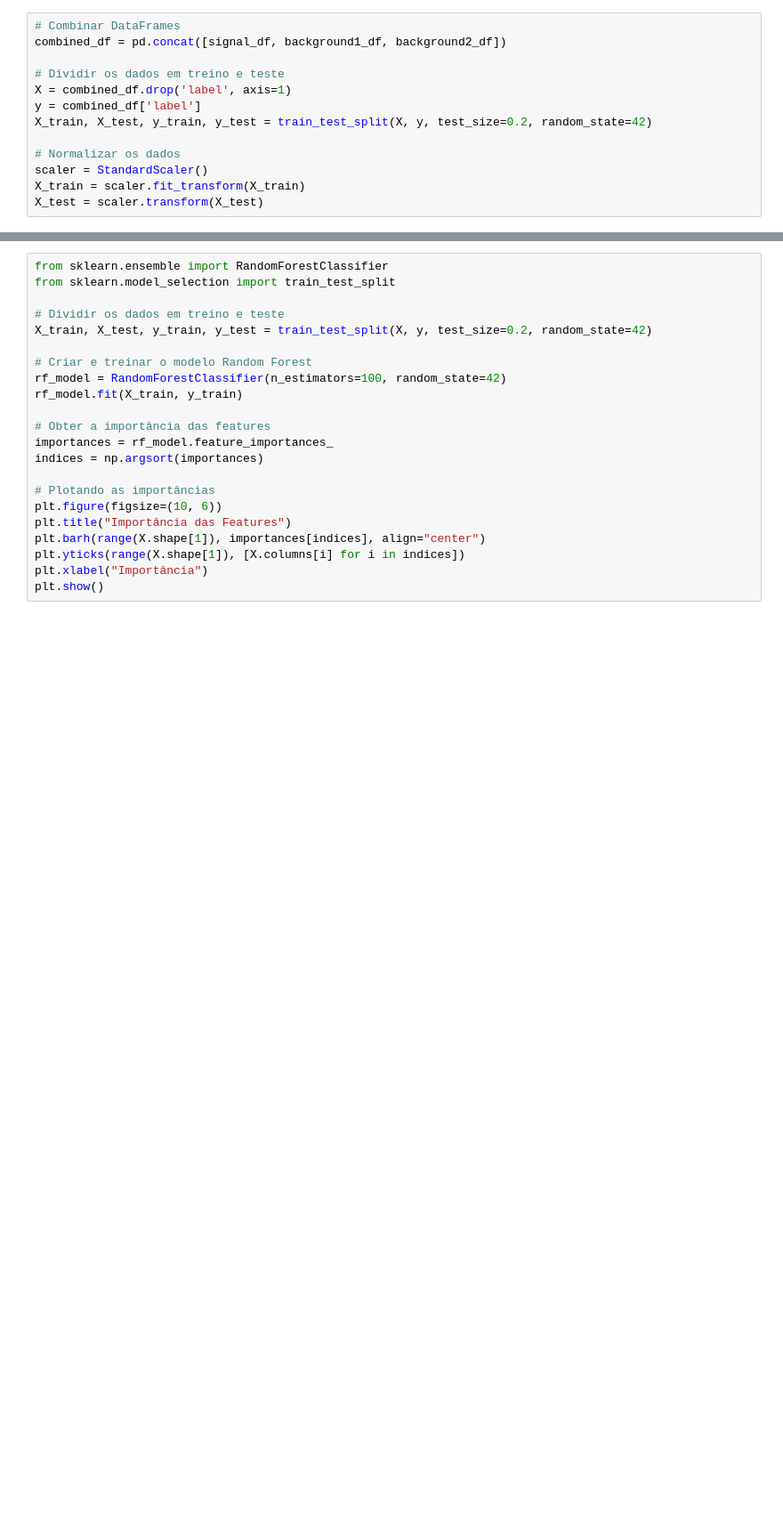
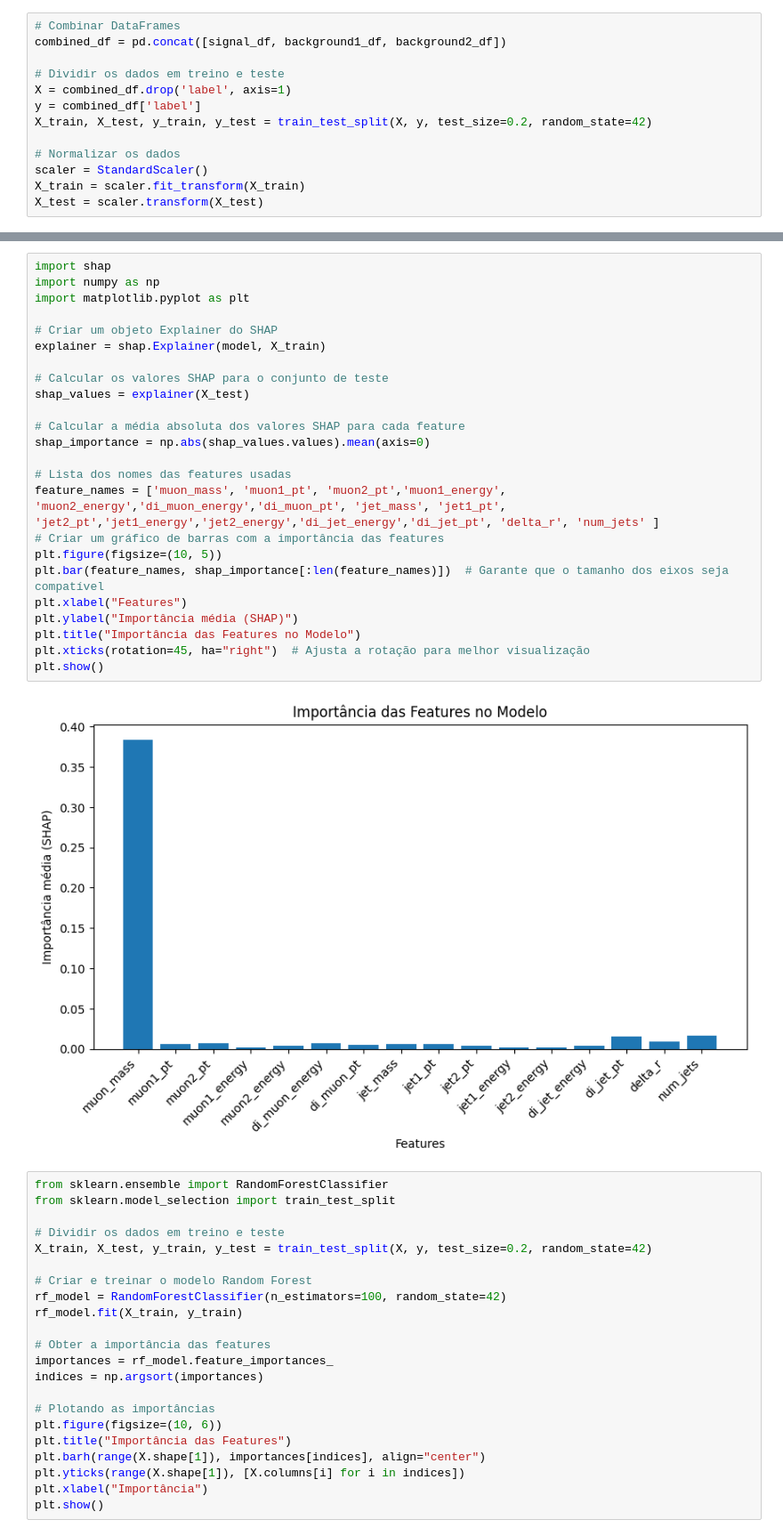
Before and after one commit to LeviPhelipe/Analise-2b2mu-2h, a Jupyter notebook: MPL_V2.ipynb, the cells around one changed output, grey strips where cells are left out. Shown: that part at 89% size. Cells and saved outputs as stored; diff of their text form; blank space fills up the shorter version.

```diff
--- a/MPL_V2.ipynb
+++ b/MPL_V2.ipynb
@@ -301,4 +367,30 @@ plt.show()
 [figure]
+# %%
+import shap
+import numpy as np
+import matplotlib.pyplot as plt
+
+# Criar um objeto Explainer do SHAP
+explainer = shap.Explainer(model, X_train)
+
+# Calcular os valores SHAP para o conjunto de teste
+shap_values = explainer(X_test)
+
+# Calcular a média absoluta dos valores SHAP para cada feature
+shap_importance = np.abs(shap_values.values).mean(axis=0)
+
+# Lista dos nomes das features usadas
+feature_names = ['muon_mass', 'muon1_pt', 'muon2_pt','muon1_energy', 'muon2_energy','di_muon_energy','di_muon_pt', 'jet_mass', 'jet1_pt', 'jet2_pt','jet1_energy','jet2_energy','di_jet_energy','di_jet_pt', 'delta_r', 'num_jets' ]
+# Criar um gráfico de barras com a importância das features
+plt.figure(figsize=(10, 5))
+plt.bar(feature_names, shap_importance[:len(feature_names)])  # Garante que o tamanho dos eixos seja compatível
+plt.xlabel("Features")
+plt.ylabel("Importância média (SHAP)")
+plt.title("Importância das Features no Modelo")
+plt.xticks(rotation=45, ha="right")  # Ajusta a rotação para melhor visualização
+plt.show()
+# %% [output]
+[figure, added]
 # %%
 from sklearn.ensemble import RandomForestClassifier
 from sklearn.model_selection import train_test_split
```
Also changed, not shown: parts of 8 cells of this notebook, 1 other file.
